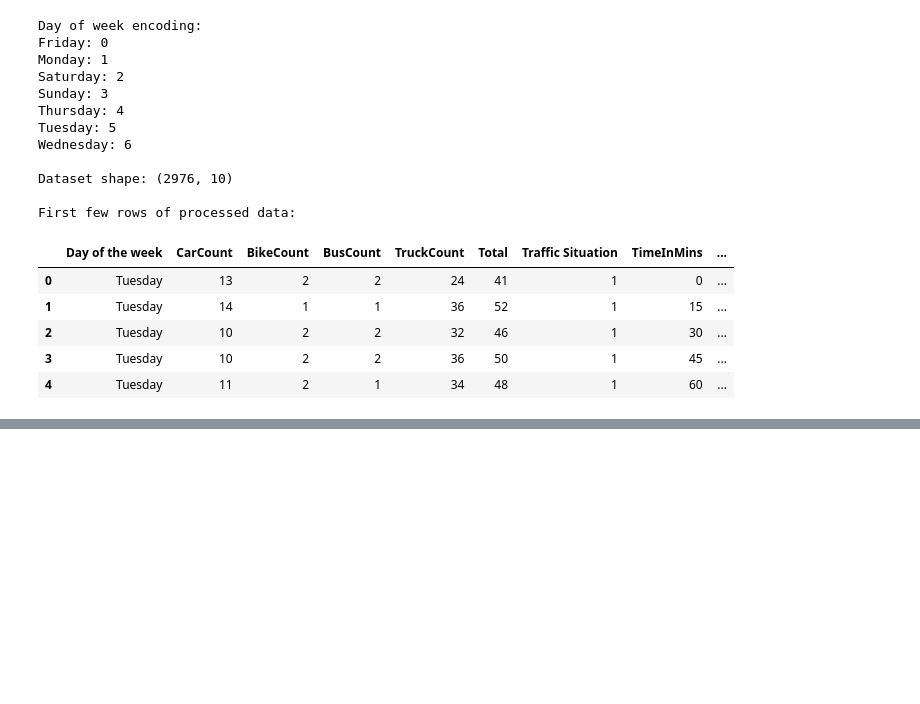
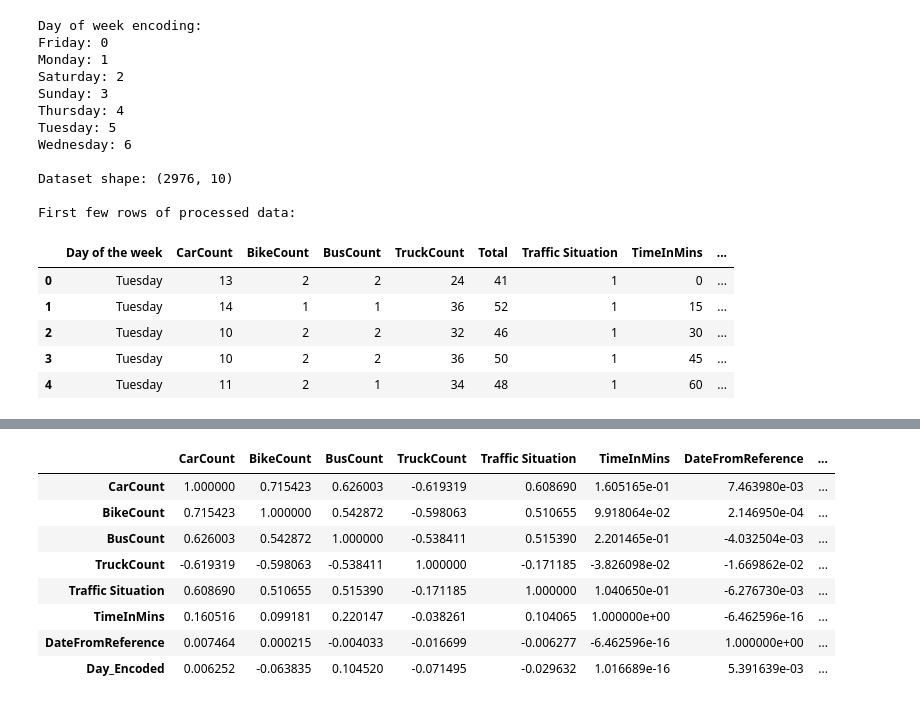
Before and after one commit to rkpm22/predict-traffic-flow, a Jupyter notebook: Predict-traffic-flow.ipynb, the cells around one changed output, grey strips where cells are left out. Saved outputs shown, nothing was run; the diff lists cells and outputs as text; code cells hidden in the pictures; blank space fills up the shorter version.

```diff
--- a/Predict-traffic-flow.ipynb
+++ b/Predict-traffic-flow.ipynb
@@ -306,11 +511,11 @@ Machine Learning libraries imported successfully!
 # 1. FEATURE ENGINEERING
 
 # Create a copy of the processed data for ML
-df_ml = df3.copy()
+df4 = df3.copy()
 
 # Encode categorical variables - Day of the week
 le_day = LabelEncoder()
-df_ml['Day_Encoded'] = le_day.fit_transform(df_ml['Day of the week'])
+df4['Day_Encoded'] = le_day.fit_transform(df4['Day of the week'])
 
 # Show the encoding mapping
 day_mapping = dict(zip(le_day.classes_, le_day.transform(le_day.classes_)))
@@ -320,7 +525,7 @@ for day, code in day_mapping.items():
 
 print("\nDataset shape:", df_ml.shape)
 print("\nFirst few rows of processed data:")
-df_ml.head()
+df4.head()
 # %% [output]
 Day of week encoding:
 Friday: 0
@@ -342,0 +572,12 @@ First few rows of processed data:
+# %%
+df4.corr()
+# %% [output]
+|  | CarCount | BikeCount | BusCount | TruckCount | Traffic Situation | TimeInMins | DateFromReference | ... |
+| CarCount | 1.000000 | 0.715423 | 0.626003 | -0.619319 | 0.608690 | 1.605165e-01 | 7.463980e-03 | ... |
+| BikeCount | 0.715423 | 1.000000 | 0.542872 | -0.598063 | 0.510655 | 9.918064e-02 | 2.146950e-04 | ... |
+| BusCount | 0.626003 | 0.542872 | 1.000000 | -0.538411 | 0.515390 | 2.201465e-01 | -4.032504e-03 | ... |
+| TruckCount | -0.619319 | -0.598063 | -0.538411 | 1.000000 | -0.171185 | -3.826098e-02 | -1.669862e-02 | ... |
+| Traffic Situation | 0.608690 | 0.510655 | 0.515390 | -0.171185 | 1.000000 | 1.040650e-01 | -6.276730e-03 | ... |
+| TimeInMins | 0.160516 | 0.099181 | 0.220147 | -0.038261 | 0.104065 | 1.000000e+00 | -6.462596e-16 | ... |
+| DateFromReference | 0.007464 | 0.000215 | -0.004033 | -0.016699 | -0.006277 | -6.462596e-16 | 1.000000e+00 | ... |
+| Day_Encoded | 0.006252 | -0.063835 | 0.104520 | -0.071495 | -0.029632 | 1.016689e-16 | 5.391639e-03 | ... |
```
Also changed, not shown: parts of 51 cells of this notebook.
